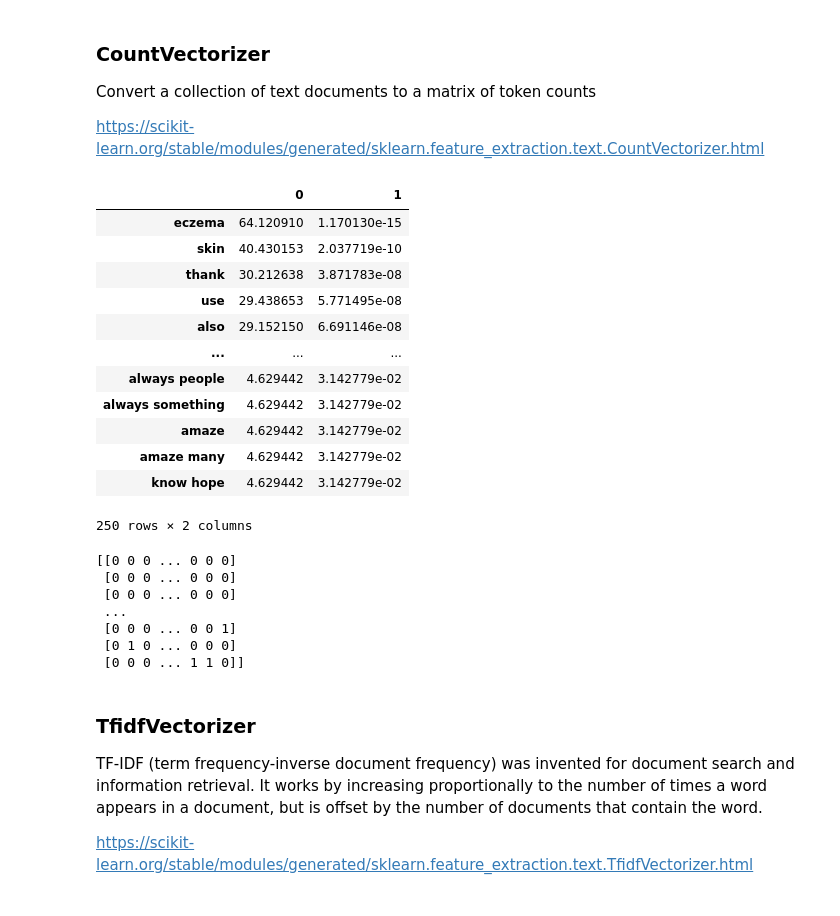
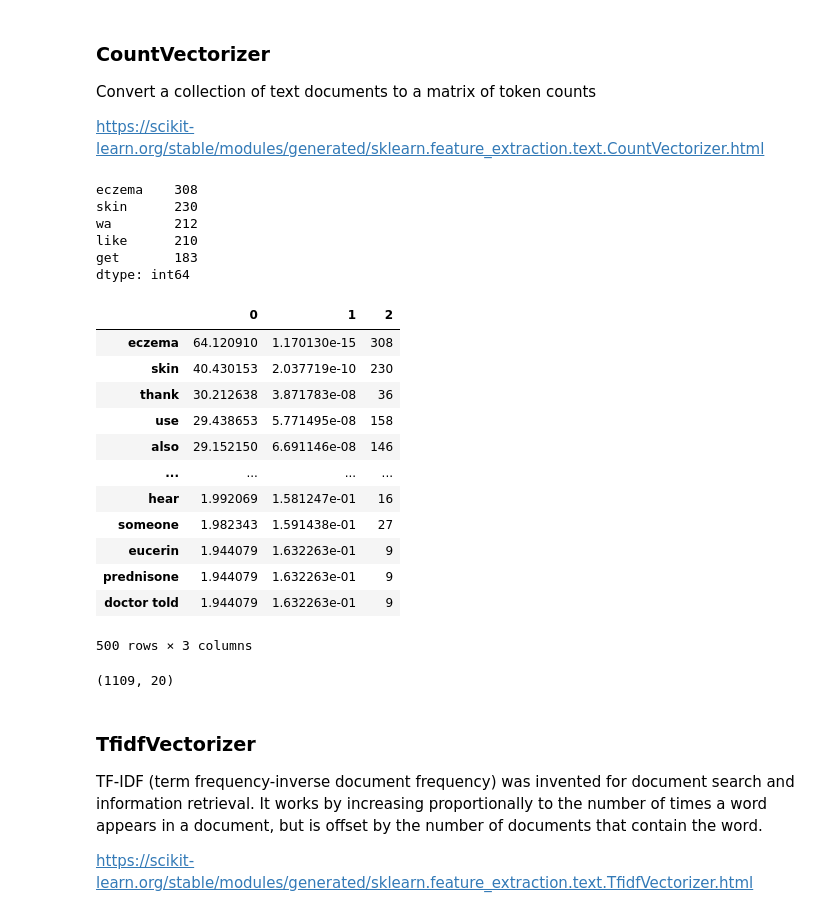
Before and after one commit to vivianyiny/eczema, a Jupyter notebook: Preprocessing & Modeling_tuning.ipynb, the cells around one changed output. Drawn from its saved outputs; the diff is of its cells as text; code cells hidden in the pictures.

```diff
--- a/Preprocessing & Modeling_tuning.ipynb
+++ b/Preprocessing & Modeling_tuning.ipynb
@@ -115,7 +115,7 @@ Convert a collection of text documents to a matrix of token counts
 
 <https://scikit-learn.org/stable/modules/generated/sklearn.feature_extraction.text.CountVectorizer.html>
 # %%
-vec_lem = CountVectorizer(ngram_range =(1,2),stop_words = stop_words,min_df=1,max_features=None, binary=True)
+vec_lem = CountVectorizer(ngram_range =(1,2),stop_words = stop_words,min_df=2,max_features=None, binary=True)
 
 vec_sample_lem     = vec_lem.fit_transform(Annotated_Sample["lemmatized_text"])
 
@@ -123,45 +123,48 @@ sample_vectorized_lem     = pd.DataFrame(vec_sample_lem.toarray(), columns = vec
 
 
 
-#sample_vectorized_lem.sum().sort_values(ascending=False)
+sum=sample_vectorized_lem.sum().sort_values(ascending=False)
+sum.head()
+# %% [output]
+eczema    308
+skin      230
+wa        212
+like      210
+get       183
+dtype: int64
 # %%
 X = sample_vectorized_lem.drop("label",axis=1)
 y = Annotated_Sample["label"]
 chi_scores = chi2(X, y)
 
 s = pd.Series(chi_scores[0],index = X.columns)
 p = pd.Series(chi_scores[1],index = X.columns)
-chi= pd.concat([s, p], axis=1)
+chi= pd.concat([s, p,sum], axis=1)
 
 chi.sort_values(by=0,ascending = False , inplace = True)
-chi.head(250)
+chi.head(500)
 # %% [output]
-|  | 0 | 1 |
-| eczema | 64.120910 | 1.170130e-15 |
-| skin | 40.430153 | 2.037719e-10 |
-| thank | 30.212638 | 3.871783e-08 |
-| use | 29.438653 | 5.771495e-08 |
-| also | 29.152150 | 6.691146e-08 |
-| ... | ... | ... |
-| always people | 4.629442 | 3.142779e-02 |
-| always something | 4.629442 | 3.142779e-02 |
-| amaze | 4.629442 | 3.142779e-02 |
-| amaze many | 4.629442 | 3.142779e-02 |
-| know hope | 4.629442 | 3.142779e-02 |
+|  | 0 | 1 | 2 |
+| eczema | 64.120910 | 1.170130e-15 | 308 |
+| skin | 40.430153 | 2.037719e-10 | 230 |
+| thank | 30.212638 | 3.871783e-08 | 36 |
+| use | 29.438653 | 5.771495e-08 | 158 |
+| also | 29.152150 | 6.691146e-08 | 146 |
+| ... | ... | ... | ... |
+| hear | 1.992069 | 1.581247e-01 | 16 |
+| someone | 1.982343 | 1.591438e-01 | 27 |
+| eucerin | 1.944079 | 1.632263e-01 | 9 |
+| prednisone | 1.944079 | 1.632263e-01 | 9 |
+| doctor told | 1.944079 | 1.632263e-01 | 9 |
-250 rows × 2 columns
+500 rows × 3 columns
 # %%
 #sample_vectorized_lem ["label"] = Annotated_Sample["label"]
 #sample_vectorized_lem[sample_vectorized_lem.columns[1:]].corr()['label'][:]
 X_new = SelectKBest(chi2, k=20).fit_transform(X, y)
-print(X_new)
+
+print(X_new.shape)
 # %% [output]
-[[0 0 0 ... 0 0 0]
- [0 0 0 ... 0 0 0]
- [0 0 0 ... 0 0 0]
- ...
- [0 0 0 ... 0 0 1]
- [0 1 0 ... 0 0 0]
- [0 0 0 ... 1 1 0]]
+(1109, 20)
 # %% [markdown]
 ### TfidfVectorizer
 
```
Also changed, not shown: parts of 22 cells of this notebook.
